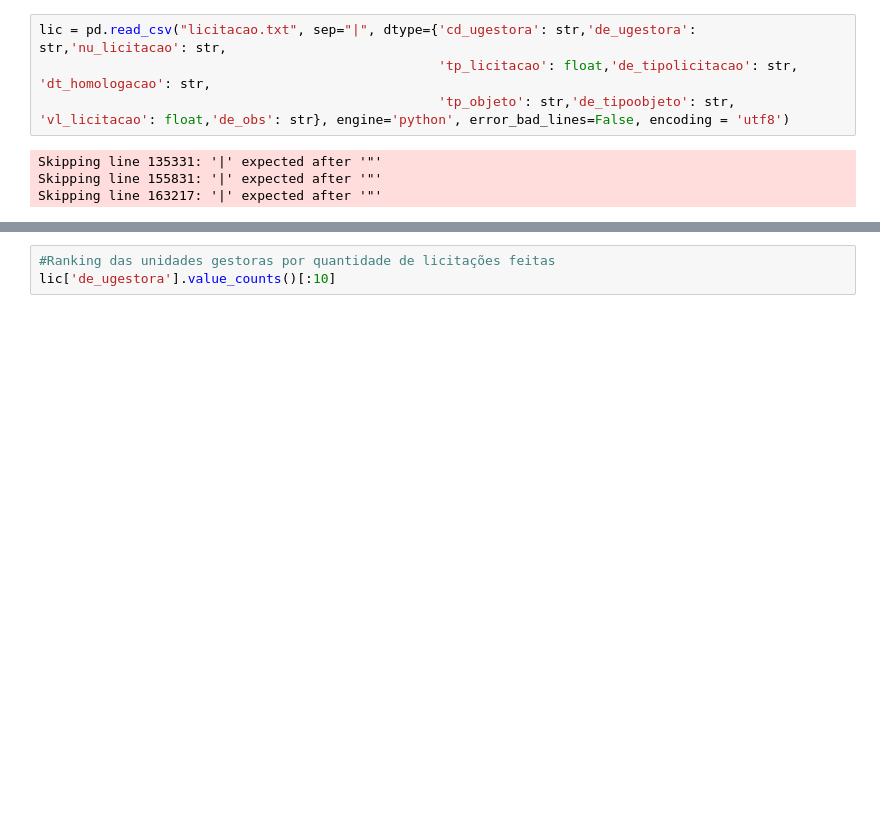
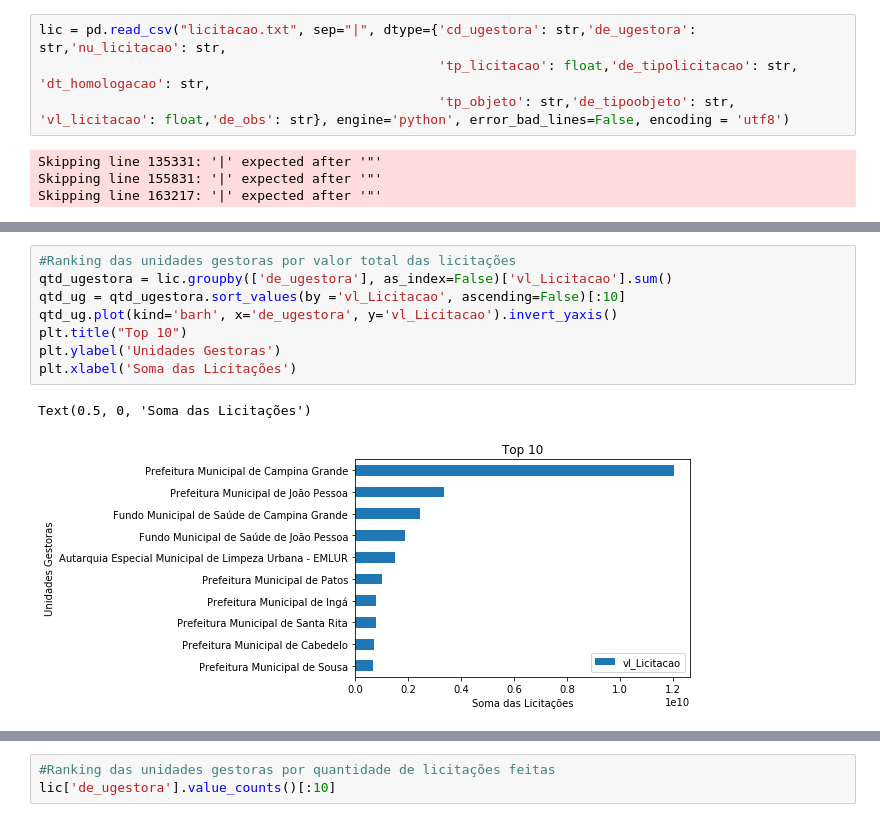
Before and after one commit to labdados/tec-cid, a Jupyter notebook: analise/notebooks/rankings unidades gestoras.ipynb, the cells around one changed output, grey strips where cells are left out. Saved outputs shown, nothing was run; the diff lists cells and outputs as text; blank space fills up the shorter version.

```diff
--- a/analise/notebooks/rankings unidades gestoras.ipynb
+++ b/analise/notebooks/rankings unidades gestoras.ipynb
@@ -46,0 +22,11 @@ lic
+# %%
+#Ranking das unidades gestoras por valor total das licitações
+qtd_ugestora = lic.groupby(['de_ugestora'], as_index=False)['vl_Licitacao'].sum()
+qtd_ug = qtd_ugestora.sort_values(by ='vl_Licitacao', ascending=False)[:10]
+qtd_ug.plot(kind='barh', x='de_ugestora', y='vl_Licitacao').invert_yaxis()
+plt.title("Top 10")
+plt.ylabel('Unidades Gestoras')
+plt.xlabel('Soma das Licitações')
+# %% [output]
+Text(0.5, 0, 'Soma das Licitações')
+[figure, added]
```
Also changed, not shown: parts of 7 cells of this notebook.
